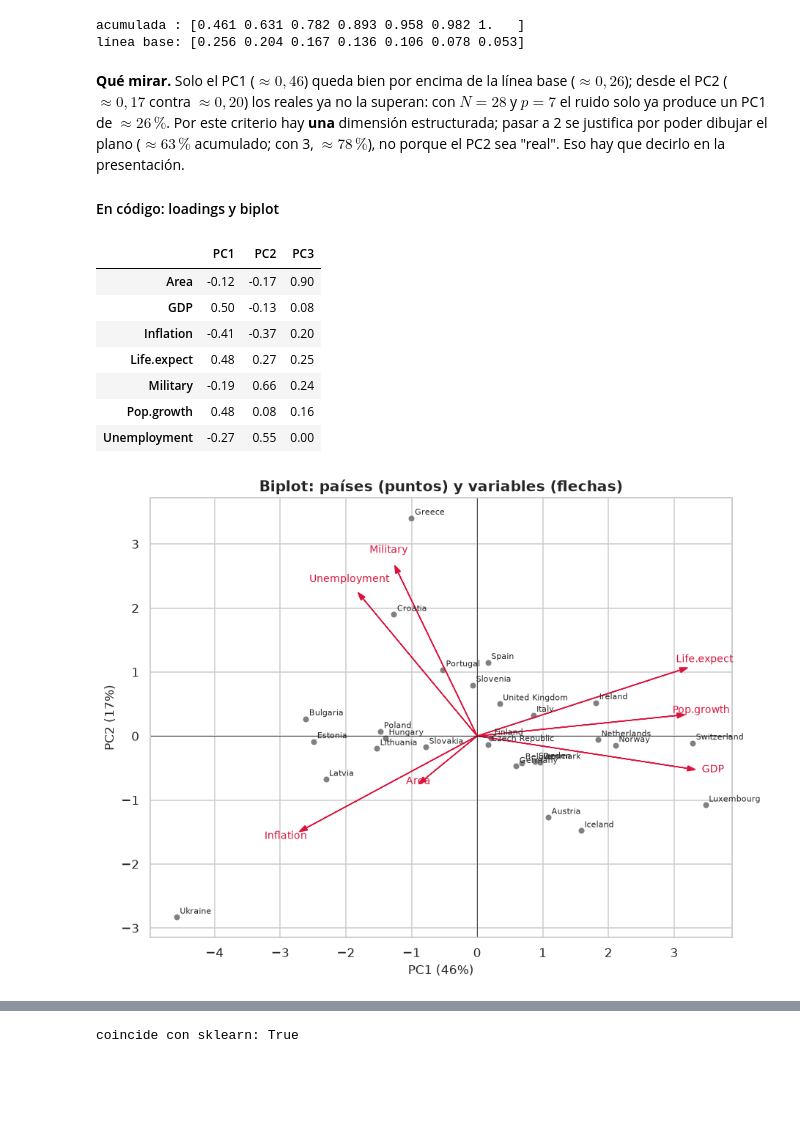
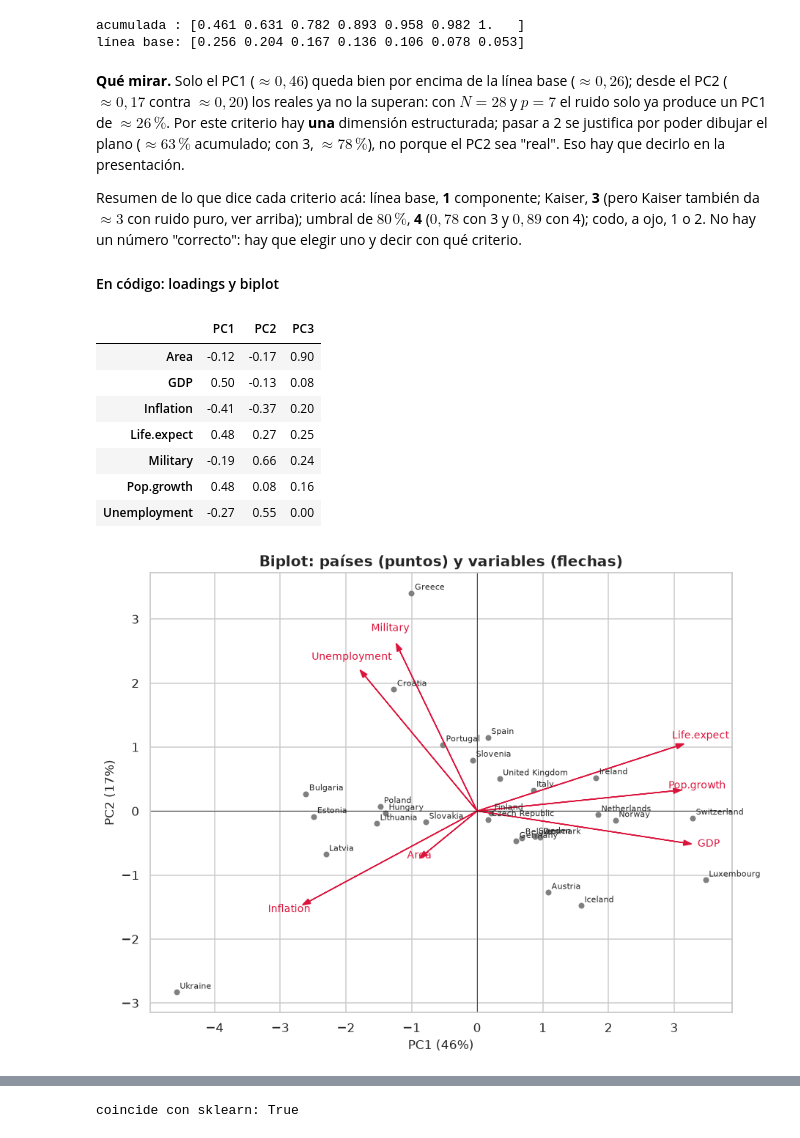
Before and after one commit to Gerardo1909/aprendizaje-automatico-2c2026, a Jupyter notebook: books/explained/cap14_5_pca_componentes_principales.ipynb, the cells around one changed output, grey strips where cells are left out. Cells and saved outputs as stored; diff of their text form; code cells hidden in the pictures; blank space fills up the shorter version.

```diff
--- a/books/explained/cap14_5_pca_componentes_principales.ipynb
+++ b/books/explained/cap14_5_pca_componentes_principales.ipynb
@@ -502,33 +836,35 @@ línea base: [0.256 0.204 0.167 0.136 0.106 0.078 0.053]
 # %% [markdown]
 **Qué mirar.** Solo el PC1 ($\approx 0{,}46$) queda bien por encima de la línea base ($\approx 0{,}26$); desde el PC2 ($\approx 0{,}17$ contra $\approx 0{,}20$) los reales ya no la superan: con $N=28$ y $p=7$ el ruido solo ya produce un PC1 de $\approx 26\,\%$. Por este criterio hay **una** dimensión estructurada; pasar a 2 se justifica por poder dibujar el plano ($\approx 63\,\%$ acumulado; con 3, $\approx 78\,\%$), no porque el PC2 sea "real". Eso hay que decirlo en la presentación.
 
+Resumen de lo que dice cada criterio acá: línea base, **1** componente; Kaiser, **3** (pero Kaiser también da $\approx3$ con ruido puro, ver arriba); umbral de $80\,\%$, **4** ($0{,}78$ con 3 y $0{,}89$ con 4); codo, a ojo, 1 o 2. No hay un número "correcto": hay que elegir uno y decir con qué criterio.
+
 #### En código: loadings y biplot
 # %%
 comp = [f"PC{j}" for j in range(1, p + 1)]
 cargas = pd.DataFrame(V_svd, index=paises.columns, columns=comp)
 display(cargas.iloc[:, :3].round(2))
 
 S = Z @ V_svd                                              # scores
 fig, ax = plt.subplots(figsize=(8.5, 6.5))
 ax.scatter(S[:, 0], S[:, 1], s=18, color="gray")
 for nombre, (x_, y_) in zip(paises.index, S[:, :2]):
     ax.annotate(nombre, (x_, y_), fontsize=7.5, xytext=(3, 3), textcoords="offset points")
-corr = V_svd * np.sqrt(var_svd)                             # corr(variable, PC) con datos estandarizados
+corr = V_svd * np.sqrt(var_svd * (N - 1) / N)               # corr(variable, PC) = v_kj·d_j/√N (divisor N, no el N-1 de var_svd)
 esc = 3.5                                                   # factor visual (las flechas miden ≤ 1)
 for j, v in enumerate(paises.columns):
     ax.arrow(0, 0, esc * corr[j, 0], esc * corr[j, 1], color="crimson", head_width=0.08)
     ax.text(esc * 1.12 * corr[j, 0], esc * 1.12 * corr[j, 1], v, color="crimson", fontsize=9, ha="center")
 ax.axhline(0, color="k", lw=0.5); ax.axvline(0, color="k", lw=0.5)
 ax.set(xlabel=f"PC1 ({prop[0]:.0%})", ylabel=f"PC2 ({prop[1]:.0%})", title="Biplot: países (puntos) y variables (flechas)")
 plt.tight_layout(); plt.show()
 # %% [output]
 |  | PC1 | PC2 | PC3 |
 | Area | -0.12 | -0.17 | 0.90 |
 | GDP | 0.50 | -0.13 | 0.08 |
 | Inflation | -0.41 | -0.37 | 0.20 |
 | Life.expect | 0.48 | 0.27 | 0.25 |
 | Military | -0.19 | 0.66 | 0.24 |
 | Pop.growth | 0.48 | 0.08 | 0.16 |
 | Unemployment | -0.27 | 0.55 | 0.00 |
-[figure, old version]
+[figure, new version]
 # %% [markdown]
```
Also changed, not shown: parts of 15 cells of this notebook, 1 other file.
